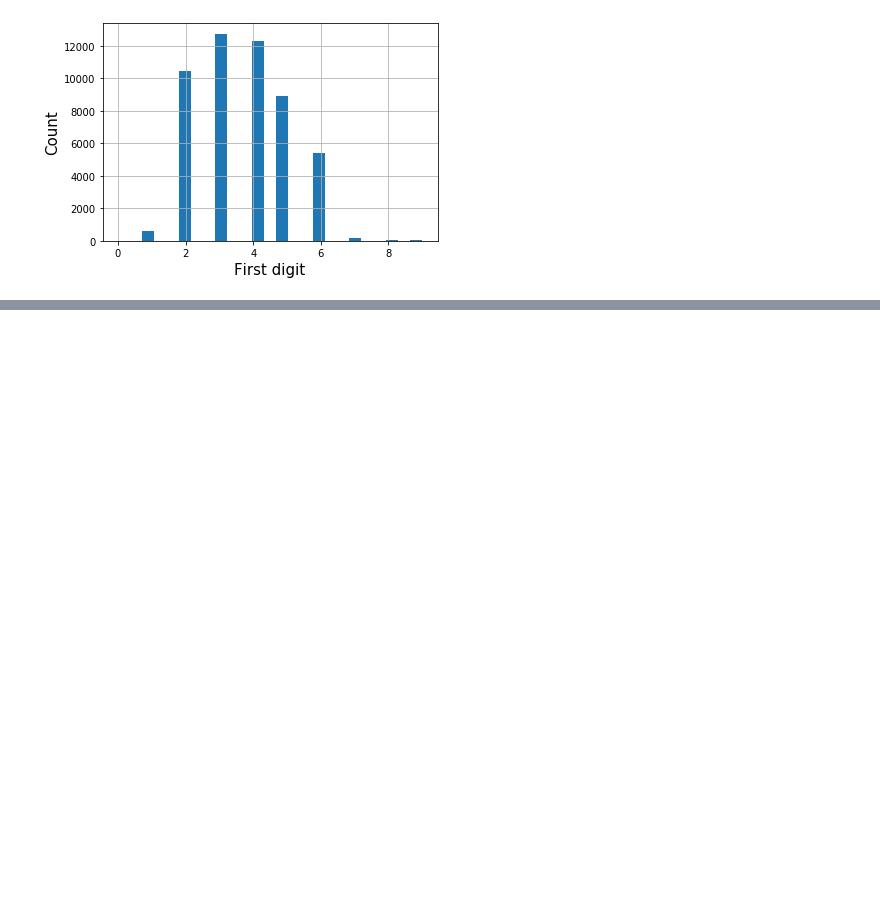
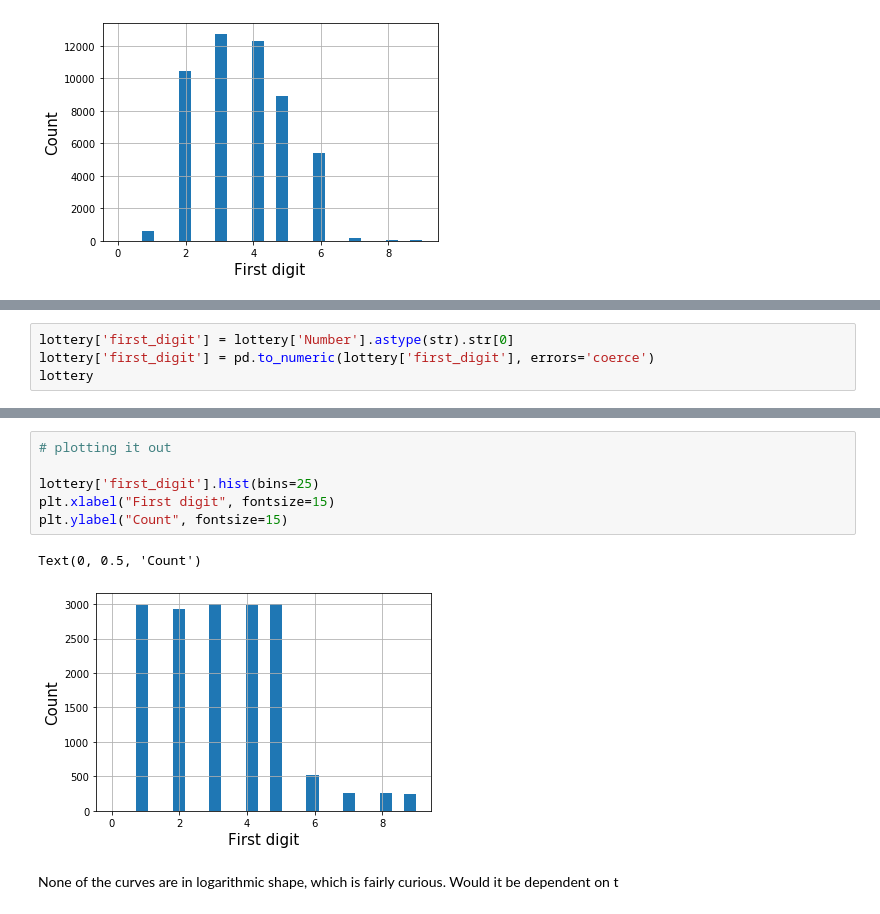
Before and after one commit to RCastilho91/coding_sandbox, a Jupyter notebook: Python and Jupyter/Benford's Law Test.ipynb, the cells around one changed output, grey strips where cells are left out. Drawn from its saved outputs; the diff is of its cells as text; blank space fills up the shorter version.

```diff
--- a/Python and Jupyter/Benford's Law Test.ipynb
+++ b/Python and Jupyter/Benford's Law Test.ipynb
@@ -88,0 +106,4 @@ It doesn't make Benford's Law any less puzzling, though.
+# %%
+lottery['first_digit'] = lottery['Number'].astype(str).str[0]
+lottery['first_digit'] = pd.to_numeric(lottery['first_digit'], errors='coerce')
+lottery
@@ -88,0 +124,11 @@ It doesn't make Benford's Law any less puzzling, though.
+# %%
+# plotting it out
+
+lottery['first_digit'].hist(bins=25)
+plt.xlabel("First digit", fontsize=15)
+plt.ylabel("Count", fontsize=15)
+# %% [output]
+Text(0, 0.5, 'Count')
+[figure, added]
+# %% [markdown]
+None of the curves are in logarithmic shape, which is fairly curious. Would it be dependent on t
```
Also changed, not shown: parts of 8 cells of this notebook.
